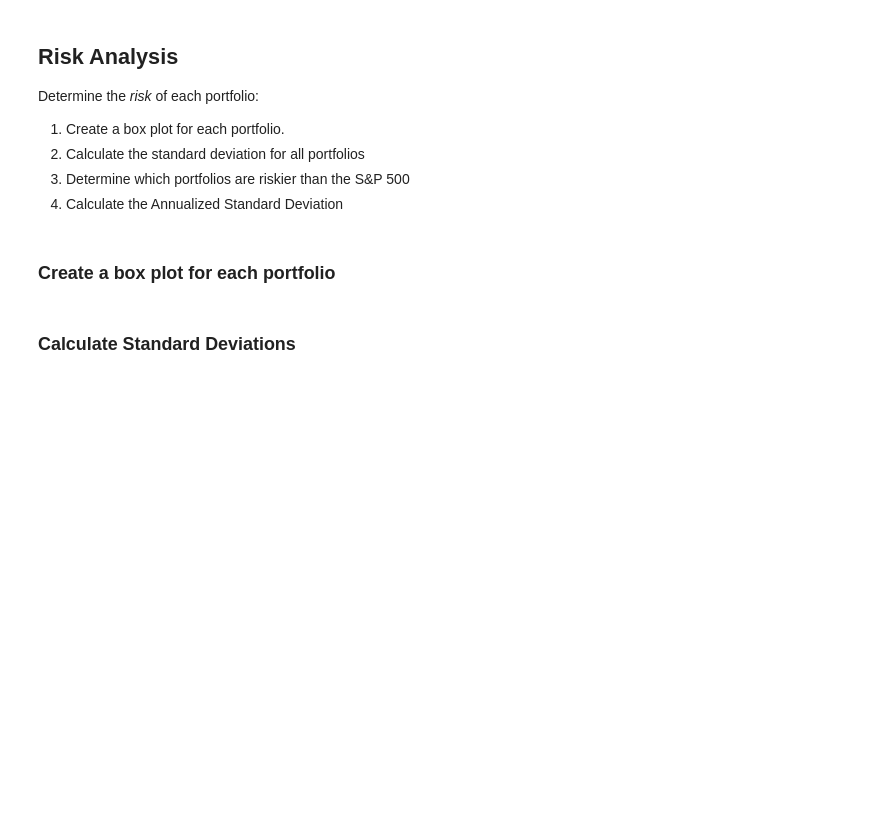
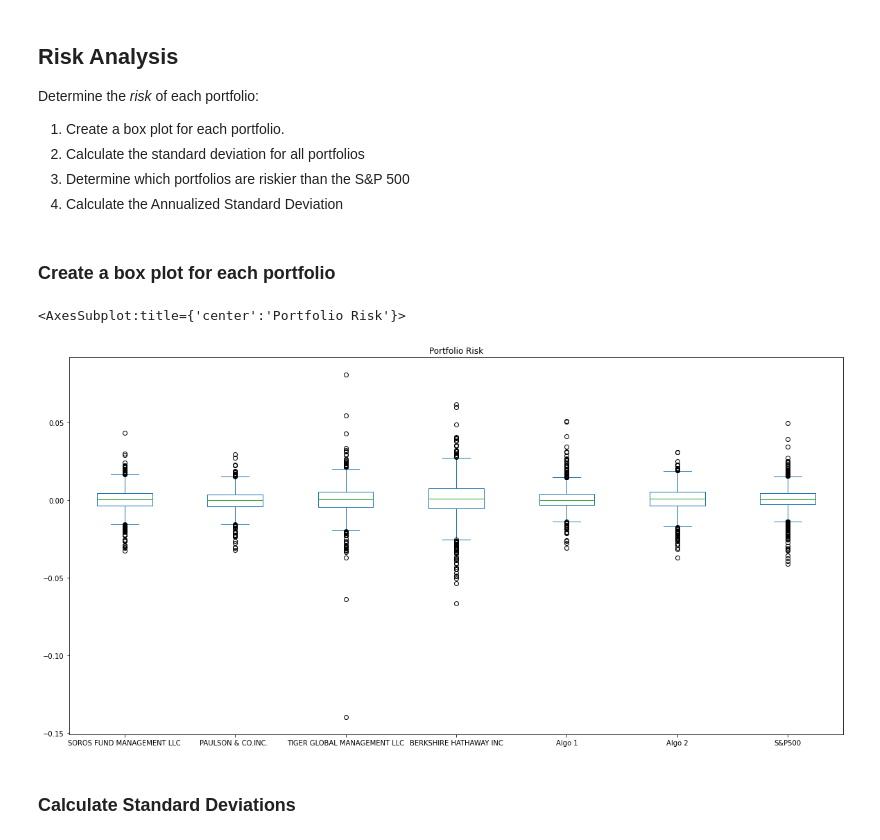
Before and after one commit to RayKrause/Module-4-Challenge, a Jupyter notebook: whale_analysis.ipynb, the cells around one changed output. Cells and saved outputs as stored; diff of their text form; code cells hidden in the pictures; blank space fills up the shorter version.

```diff
--- a/whale_analysis.ipynb
+++ b/whale_analysis.ipynb
@@ -111,6 +259,10 @@ Determine the _risk_ of each portfolio:
 ### Create a box plot for each portfolio
 # %%
 # Box plot to visually show risk
+combined_df.plot(kind="box", title="Portfolio Risk", figsize = (20,10), vert=True)
+# %% [output]
+<AxesSubplot:title={'center':'Portfolio Risk'}>
+[figure, added]
 # %% [markdown]
 ### Calculate Standard Deviations
 # %%
```
Also changed, not shown: parts of 76 cells of this notebook.
